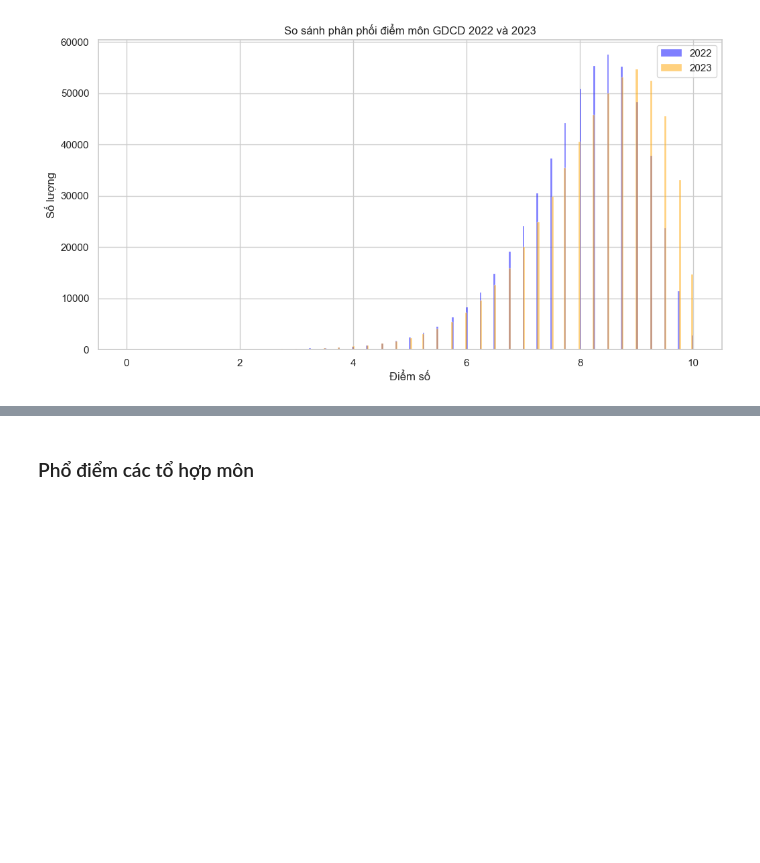
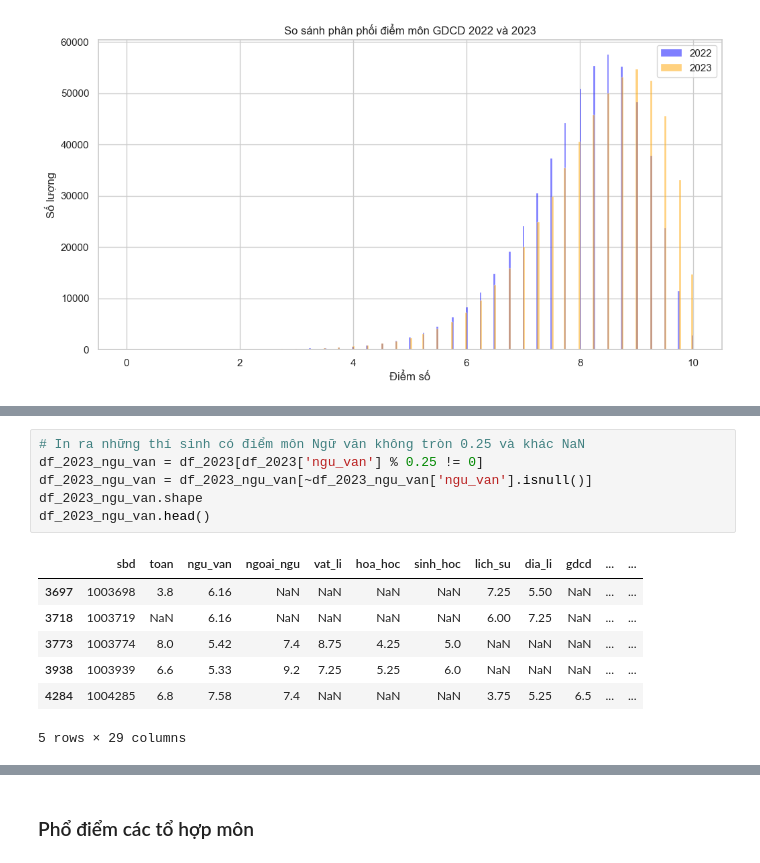
Before and after one commit to Dat-TG/THPTQG, a Jupyter notebook: analysis.ipynb, the cells around one changed output, grey strips where cells are left out. Drawn from its saved outputs; the diff is of its cells as text; blank space fills up the shorter version.

```diff
--- a/analysis.ipynb
+++ b/analysis.ipynb
@@ -178,0 +193,14 @@ for subject in subjects:
+# %%
+# In ra những thí sinh có điểm môn Ngữ văn không tròn 0.25 và khác NaN
+df_2023_ngu_van = df_2023[df_2023['ngu_van'] % 0.25 != 0]
+df_2023_ngu_van = df_2023_ngu_van[~df_2023_ngu_van['ngu_van'].isnull()]
+df_2023_ngu_van.shape
+df_2023_ngu_van.head()
+# %% [output]
+|  | sbd | toan | ngu_van | ngoai_ngu | vat_li | hoa_hoc | sinh_hoc | lich_su | dia_li | gdcd | ... | ... |
+| 3697 | 1003698 | 3.8 | 6.16 | NaN | NaN | NaN | NaN | 7.25 | 5.50 | NaN | ... | ... |
+| 3718 | 1003719 | NaN | 6.16 | NaN | NaN | NaN | NaN | 6.00 | 7.25 | NaN | ... | ... |
+| 3773 | 1003774 | 8.0 | 5.42 | 7.4 | 8.75 | 4.25 | 5.0 | NaN | NaN | NaN | ... | ... |
+| 3938 | 1003939 | 6.6 | 5.33 | 9.2 | 7.25 | 5.25 | 6.0 | NaN | NaN | NaN | ... | ... |
+| 4284 | 1004285 | 6.8 | 7.58 | 7.4 | NaN | NaN | NaN | 3.75 | 5.25 | 6.5 | ... | ... |
+5 rows × 29 columns
```
Also changed, not shown: parts of 15 cells of this notebook, 15 other files.
